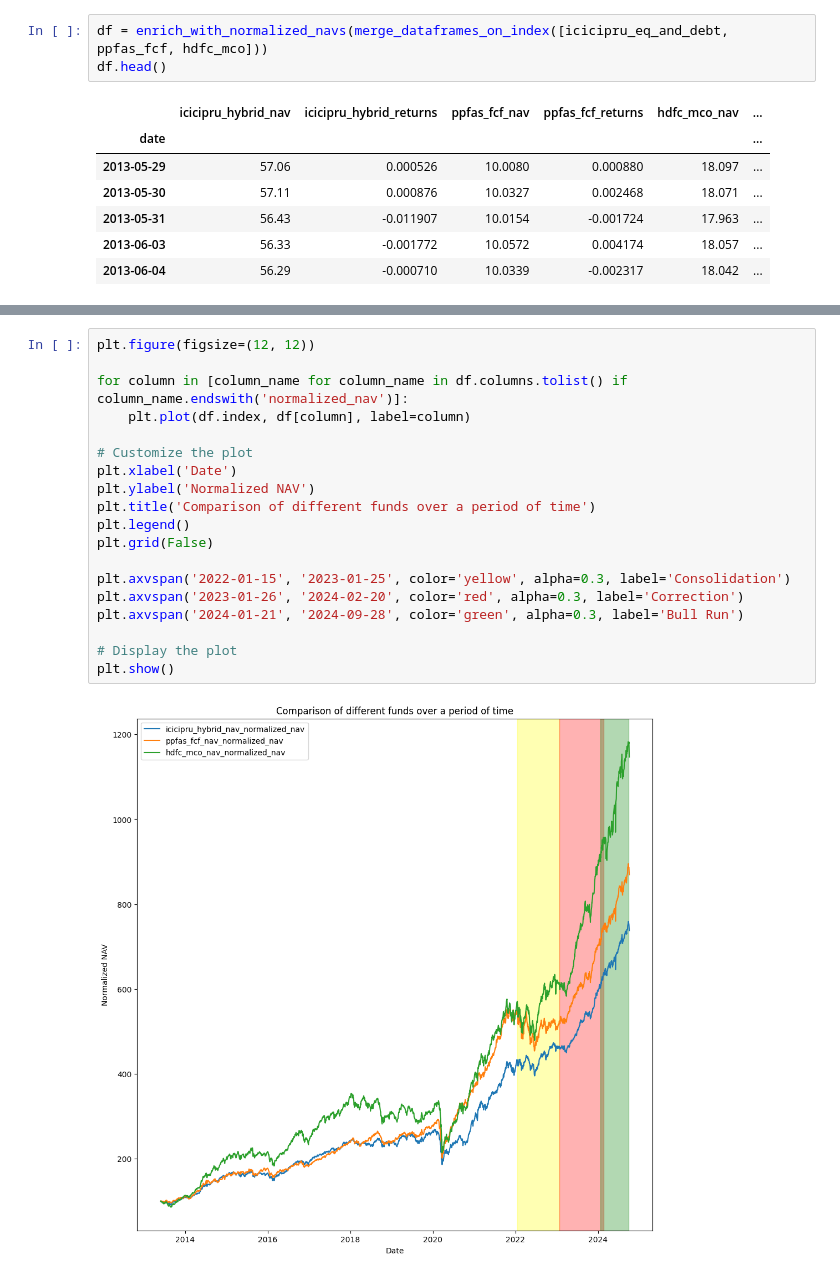
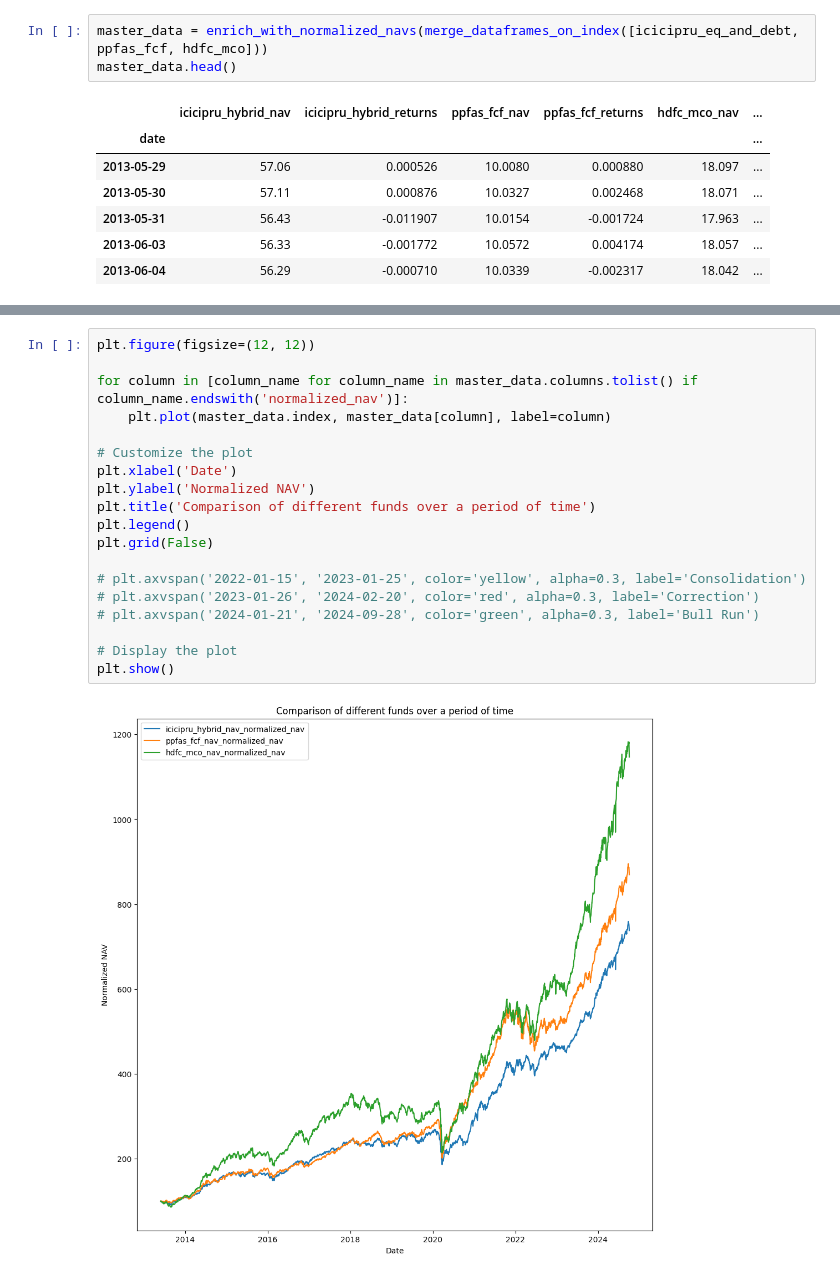
Before and after one commit to akhilesh84/pythonlab, a Jupyter notebook: Notebooks/Finance/Mutual-Funds-Comparison.ipynb, the cells around one changed output, grey strips where cells are left out. Saved outputs shown, nothing was run; the diff lists cells and outputs as text.

```diff
--- a/Notebooks/Finance/Mutual-Funds-Comparison.ipynb
+++ b/Notebooks/Finance/Mutual-Funds-Comparison.ipynb
@@ -93,8 +77,8 @@ icicipru_eq_and_debt = get_mf_data(icicipru_eq_and_debt_url, 'icicipru_hybrid_')
 ppfas_fcf = get_mf_data(ppfas_fcf_url, 'ppfas_fcf_')
 hdfc_mco = get_mf_data(hdfc_mco_url, 'hdfc_mco_')
 # %%
-df = enrich_with_normalized_navs(merge_dataframes_on_index([icicipru_eq_and_debt, ppfas_fcf, hdfc_mco]))
-df.head()
+master_data = enrich_with_normalized_navs(merge_dataframes_on_index([icicipru_eq_and_debt, ppfas_fcf, hdfc_mco]))
+master_data.head()
 # %% [output]
 |  | icicipru_hybrid_nav | icicipru_hybrid_returns | ppfas_fcf_nav | ppfas_fcf_returns | hdfc_mco_nav | ... |
 | date |  |  |  |  |  | ... |
@@ -118,21 +90,21 @@ cinfo_instance
 # %%
 plt.figure(figsize=(12, 12))
 
-for column in [column_name for column_name in df.columns.tolist() if column_name.endswith('normalized_nav')]:
-    plt.plot(df.index, df[column], label=column)
+for column in [column_name for column_name in master_data.columns.tolist() if column_name.endswith('normalized_nav')]:
+    plt.plot(master_data.index, master_data[column], label=column)
 
 # Customize the plot
 plt.xlabel('Date')
 plt.ylabel('Normalized NAV')
 plt.title('Comparison of different funds over a period of time')
 plt.legend()
 plt.grid(False)
 
-plt.axvspan('2022-01-15', '2023-01-25', color='yellow', alpha=0.3, label='Consolidation')
-plt.axvspan('2023-01-26', '2024-02-20', color='red', alpha=0.3, label='Correction')
-plt.axvspan('2024-01-21', '2024-09-28', color='green', alpha=0.3, label='Bull Run')
+# plt.axvspan('2022-01-15', '2023-01-25', color='yellow', alpha=0.3, label='Consolidation')
+# plt.axvspan('2023-01-26', '2024-02-20', color='red', alpha=0.3, label='Correction')
+# plt.axvspan('2024-01-21', '2024-09-28', color='green', alpha=0.3, label='Bull Run')
 
 # Display the plot
 plt.show()
 # %% [output]
-[figure, old version]
+[figure, new version]
```
Also changed, not shown: parts of 3 cells of this notebook, 6 other files.
